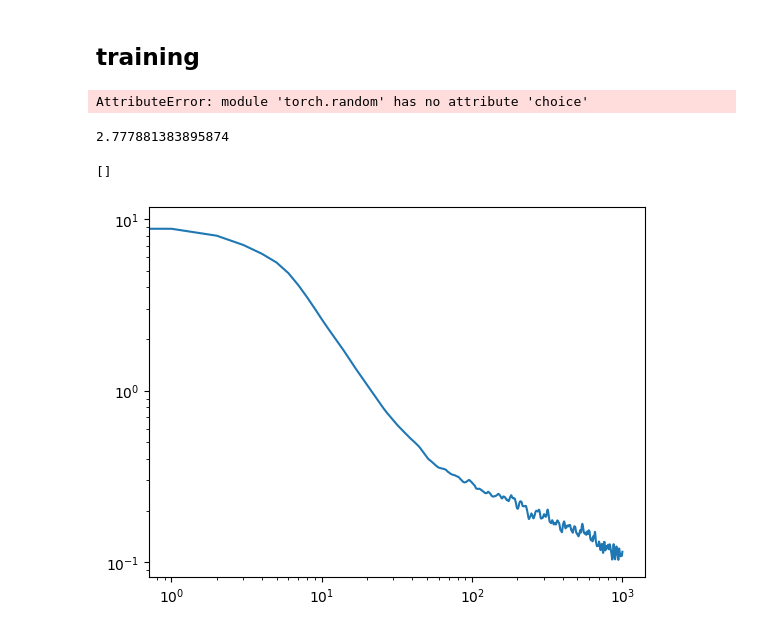
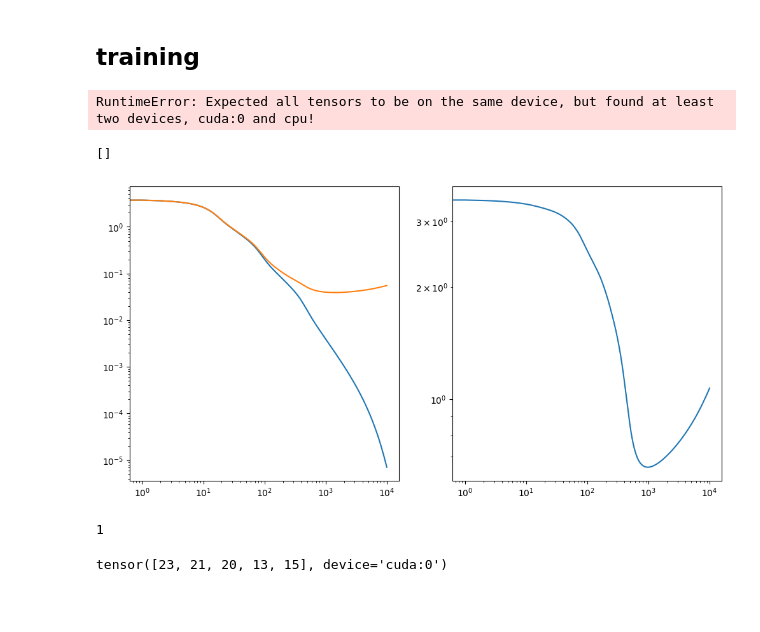
Before and after one commit to facebookresearch/pal, a Jupyter notebook: factorization/viv_dev_notebook.ipynb, the cells around one changed output. Cells and saved outputs as stored; diff of their text form; code cells hidden in the pictures; blank space fills up the shorter version.

```diff
--- a/factorization/viv_dev_notebook.ipynb
+++ b/factorization/viv_dev_notebook.ipynb
@@ -84,56 +73,2 @@ AttributeError: 'ModelConfig' object has no attribute '__post_init__'
 # %% [markdown]
 ## training
-# %%
-n_epochs = 0
-model.train()
-optimizer = torch.optim.Adam(model.parameters(), lr=.01)
-
-n_train = (input_size * 2) // 3
-
-backbone_sampler = random_sampler
-
-device = torch.device("cuda" if torch.cuda.is_available() else "cpu")
-
-losses = torch.empty(n_epochs)
-
-inputs = torch.arange(input_size).to(int)
-indices = torch.randperm(len(inputs))
-train_inputs = inputs[indices[:n_train]]
-test_inputs = inputs[indices[n_train:]]
-
-outputs = backbone_sampler(inputs)
-probas = backbone_sampler.probas
-
-min_loss = F.cross_entropy(torch.log(probas), probas).item()
-
-model.to(device)
-inputs = inputs.to(device)
-targets = outputs.to(device)
-
-for epoch in range(n_epochs):
-    # training
-    with torch.no_grad():
-        targets = backbone_sampler(train_inputs).to(device)
-
-    logits = model(inputs)
-    loss = F.cross_entropy(logits, targets)
-
-    optimizer.zero_grad()
-    loss.backward()
-    optimizer.step()
-
-    with torch.no_grad():
-        loss = F.cross_entropy(logits, probas)
-        losses[epoch] = loss.item() - min_loss
-# %% [output]
-AttributeError: module 'torch.random' has no attribute 'choice'
-# %%
-min_loss
-# %% [output]
-2.777881383895874
-# %%
-plt.plot(losses)
-plt.loglog()
-# %% [output]
-[]
-[figure, removed]
@@ -139,0 +126,24 @@ plt.loglog()
+# %%
+train_losses_norm = train_losses / input_probas[train_indices].sum()
+test_losses_norm = test_losses / input_probas[test_indices].sum()
+# %% [output]
+RuntimeError: Expected all tensors to be on the same device, but found at least two devices, cuda:0 and cpu!
+# %%
+fig, axes = plt.subplots(1, 2, figsize=(12, 6))
+
+axes[0].plot(train_losses[1:])
+axes[0].plot(weighted_losses)
+axes[1].plot(losses)
+axes[0].loglog()
+axes[1].loglog()
+# %% [output]
+[]
+[figure, added]
+# %%
+len(test_loader)
+# %% [output]
+1
+# %%
+test_probas.argmax(dim=1)
+# %% [output]
+tensor([23, 21, 20, 13, 15], device='cuda:0')
```
Also changed, not shown: parts of 8 cells of this notebook, 2 other files.
